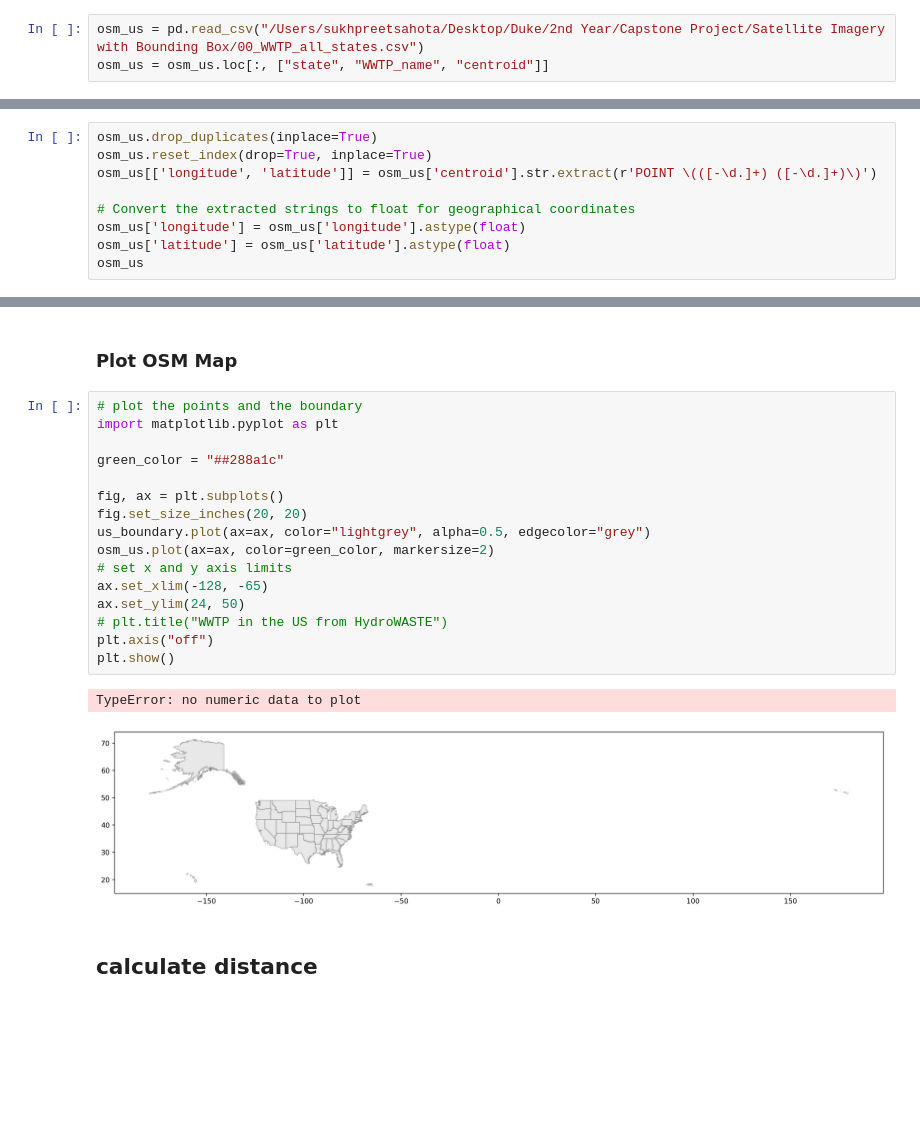
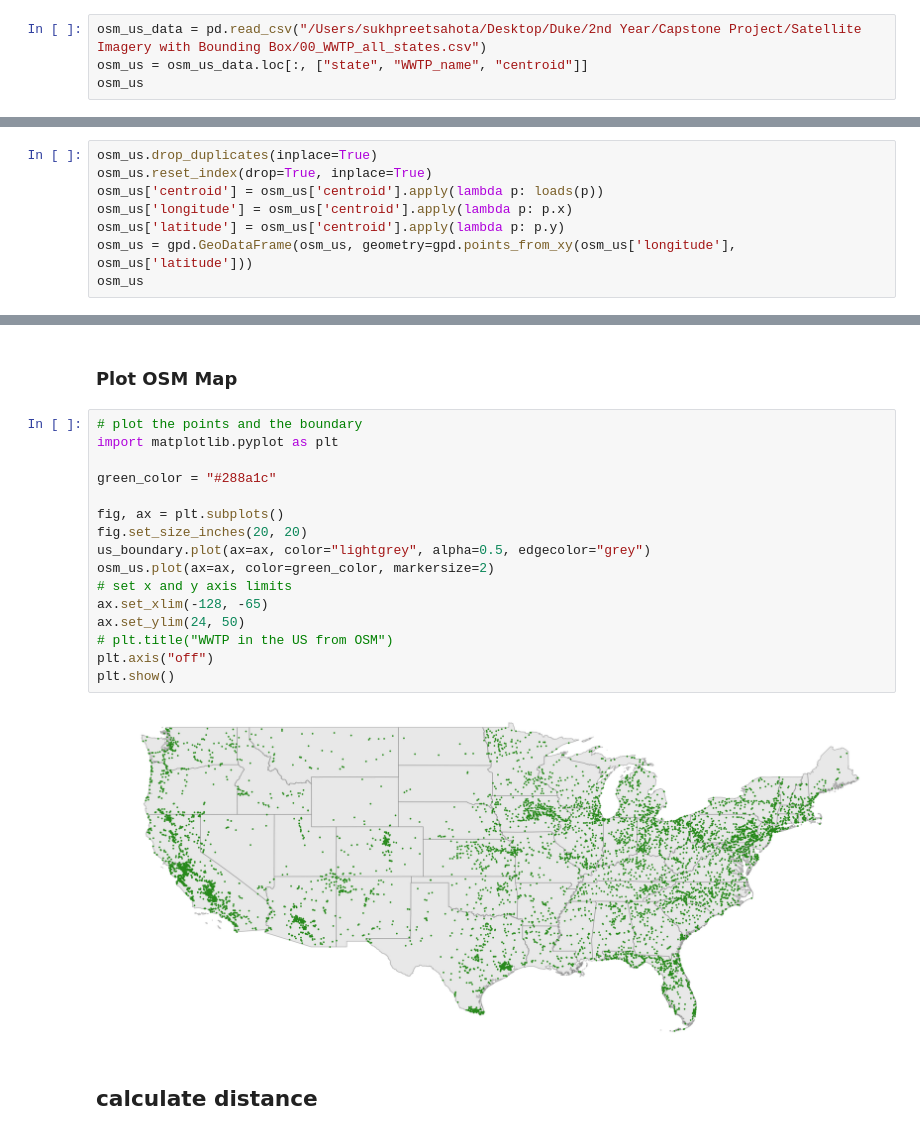
Before and after one commit to Yer1k/solar_wastewater, a Jupyter notebook: 10_code/hydrowaste_vs_osm.ipynb, the cells around one changed output, grey strips where cells are left out. Saved outputs shown, nothing was run; the diff lists cells and outputs as text; blank space fills up the shorter version.

```diff
--- a/10_code/hydrowaste_vs_osm.ipynb
+++ b/10_code/hydrowaste_vs_osm.ipynb
@@ -83,5 +84,6 @@ hw_us_cnt_by_state = gdf_hw_us.groupby("NAME").size().to_frame("count").reset_in
 # %% [markdown]
 ### Read Data
 # %%
-osm_us = pd.read_csv("/Users/sukhpreetsahota/Desktop/Duke/2nd Year/Capstone Project/Satellite Imagery with Bounding Box/00_WWTP_all_states.csv")
-osm_us = osm_us.loc[:, ["state", "WWTP_name", "centroid"]]
+osm_us_data = pd.read_csv("/Users/sukhpreetsahota/Desktop/Duke/2nd Year/Capstone Project/Satellite Imagery with Bounding Box/00_WWTP_all_states.csv")
+osm_us = osm_us_data.loc[:, ["state", "WWTP_name", "centroid"]]
+osm_us
@@ -88,9 +103,0 @@ osm_us = osm_us.loc[:, ["state", "WWTP_name", "centroid"]]
-# %%
-osm_us.drop_duplicates(inplace=True)
-osm_us.reset_index(drop=True, inplace=True)
-osm_us[['longitude', 'latitude']] = osm_us['centroid'].str.extract(r'POINT \(([-\d.]+) ([-\d.]+)\)')
-
-# Convert the extracted strings to float for geographical coordinates
-osm_us['longitude'] = osm_us['longitude'].astype(float)
-osm_us['latitude'] = osm_us['latitude'].astype(float)
-osm_us
@@ -110,0 +104,8 @@ osm_us
+# %%
+osm_us.drop_duplicates(inplace=True)
+osm_us.reset_index(drop=True, inplace=True)
+osm_us['centroid'] = osm_us['centroid'].apply(lambda p: loads(p))
+osm_us['longitude'] = osm_us['centroid'].apply(lambda p: p.x)
+osm_us['latitude'] = osm_us['centroid'].apply(lambda p: p.y)
+osm_us = gpd.GeoDataFrame(osm_us, geometry=gpd.points_from_xy(osm_us['longitude'], osm_us['latitude']))
+osm_us
@@ -113,22 +128,21 @@ osm_us
 # %%
 # plot the points and the boundary
 import matplotlib.pyplot as plt
 
-green_color = "##288a1c"
+green_color = "#288a1c"
 
 fig, ax = plt.subplots()
 fig.set_size_inches(20, 20)
 us_boundary.plot(ax=ax, color="lightgrey", alpha=0.5, edgecolor="grey")
 osm_us.plot(ax=ax, color=green_color, markersize=2)
 # set x and y axis limits
 ax.set_xlim(-128, -65)
 ax.set_ylim(24, 50)
-# plt.title("WWTP in the US from HydroWASTE")
+# plt.title("WWTP in the US from OSM")
 plt.axis("off")
 plt.show()
 # %% [output]
-TypeError: no numeric data to plot
-[figure, old version]
+[figure, new version]
 # %% [markdown]
 ## calculate distance
 # %% [markdown]
```
Also changed, not shown: parts of 4 cells of this notebook.
